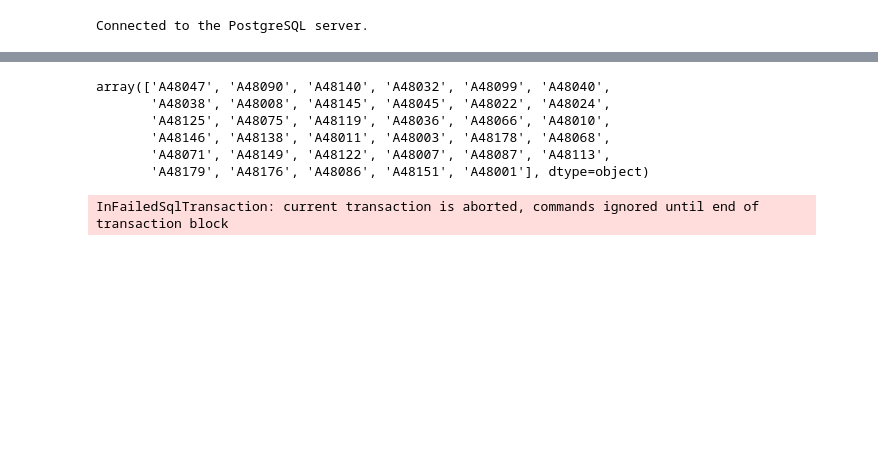
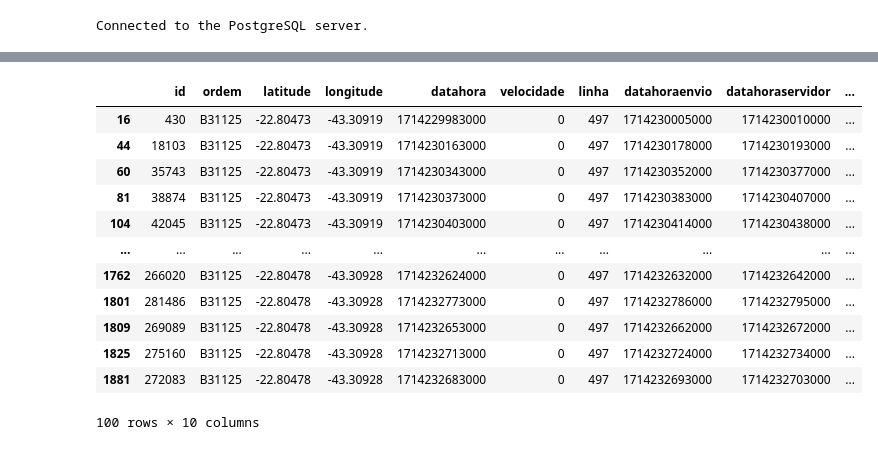
Before and after one commit to MrBarreto/DataMining, a Jupyter notebook: t3/t3.ipynb, the cells around one changed output, grey strips where cells are left out. Saved outputs shown, nothing was run; the diff lists cells and outputs as text; code cells hidden in the pictures; blank space fills up the shorter version.

Commit message:
Adicionando query

```diff
--- a/t3/t3.ipynb
+++ b/t3/t3.ipynb
@@ -43,26 +195,2 @@ linhas_de_interesse = ['483', '864', '639', '3', '309', '774', '629', '371', '39
 # %%
-df = pd.read_sql_query("SELECT * FROM dia_2704 WHERE linha='415'", conn)
+dados = pd.read_sql("SELECT * FROM dia_2704_filter WHERE linha='497'", conn)
-# %%
-df['ordem'].unique()
-# %% [output]
-array(['A48047', 'A48090', 'A48140', 'A48032', 'A48099', 'A48040',
-       'A48038', 'A48008', 'A48145', 'A48045', 'A48022', 'A48024',
-       'A48125', 'A48075', 'A48119', 'A48036', 'A48066', 'A48010',
-       'A48146', 'A48138', 'A48011', 'A48003', 'A48178', 'A48068',
-       'A48071', 'A48149', 'A48122', 'A48007', 'A48087', 'A48113',
-       'A48179', 'A48176', 'A48086', 'A48151', 'A48001'], dtype=object)
-# %%
-for linha in linhas_de_interesse:
-    data = fetch_data(conn, 'dia_2704', linha)
-    if data:
-        avg_latitude = sum([d[0] for d in data]) / len(data)
-        avg_longitude = sum([d[1] for d in data]) / len(data)
-        m = folium.Map(location=[avg_latitude, avg_longitude], zoom_start=12)
-        # Adicione os pontos ao mapa
-        for lat, lon in data:
-            folium.CircleMarker(location=[lat, lon], radius=1, color='blue').add_to(m)
-        output_path = os.path.join(f'trajetos/output_map_{linha}.html')
-        m.save(output_path)
-        print(f"Mapa salvo em {output_path}")
-# %% [output]
-InFailedSqlTransaction: current transaction is aborted, commands ignored until end of transaction block
@@ -70,0 +197,16 @@ conn.close()
+# %%
+dados.loc[dados["ordem"] == 'B31125'].head(100)
+# %% [output]
+|  | id | ordem | latitude | longitude | datahora | velocidade | linha | datahoraenvio | datahoraservidor | ... |
+| 16 | 430 | B31125 | -22.80473 | -43.30919 | 1714229983000 | 0 | 497 | 1714230005000 | 1714230010000 | ... |
+| 44 | 18103 | B31125 | -22.80473 | -43.30919 | 1714230163000 | 0 | 497 | 1714230178000 | 1714230193000 | ... |
+| 60 | 35743 | B31125 | -22.80473 | -43.30919 | 1714230343000 | 0 | 497 | 1714230352000 | 1714230377000 | ... |
+| 81 | 38874 | B31125 | -22.80473 | -43.30919 | 1714230373000 | 0 | 497 | 1714230383000 | 1714230407000 | ... |
+| 104 | 42045 | B31125 | -22.80473 | -43.30919 | 1714230403000 | 0 | 497 | 1714230414000 | 1714230438000 | ... |
+| ... | ... | ... | ... | ... | ... | ... | ... | ... | ... | ... |
+| 1762 | 266020 | B31125 | -22.80478 | -43.30928 | 1714232624000 | 0 | 497 | 1714232632000 | 1714232642000 | ... |
+| 1801 | 281486 | B31125 | -22.80478 | -43.30928 | 1714232773000 | 0 | 497 | 1714232786000 | 1714232795000 | ... |
+| 1809 | 269089 | B31125 | -22.80478 | -43.30928 | 1714232653000 | 0 | 497 | 1714232662000 | 1714232672000 | ... |
+| 1825 | 275160 | B31125 | -22.80478 | -43.30928 | 1714232713000 | 0 | 497 | 1714232724000 | 1714232734000 | ... |
+| 1881 | 272083 | B31125 | -22.80478 | -43.30928 | 1714232683000 | 0 | 497 | 1714232693000 | 1714232703000 | ... |
+100 rows × 10 columns
```
Also changed, not shown: parts of 15 cells of this notebook, 48 other files.
